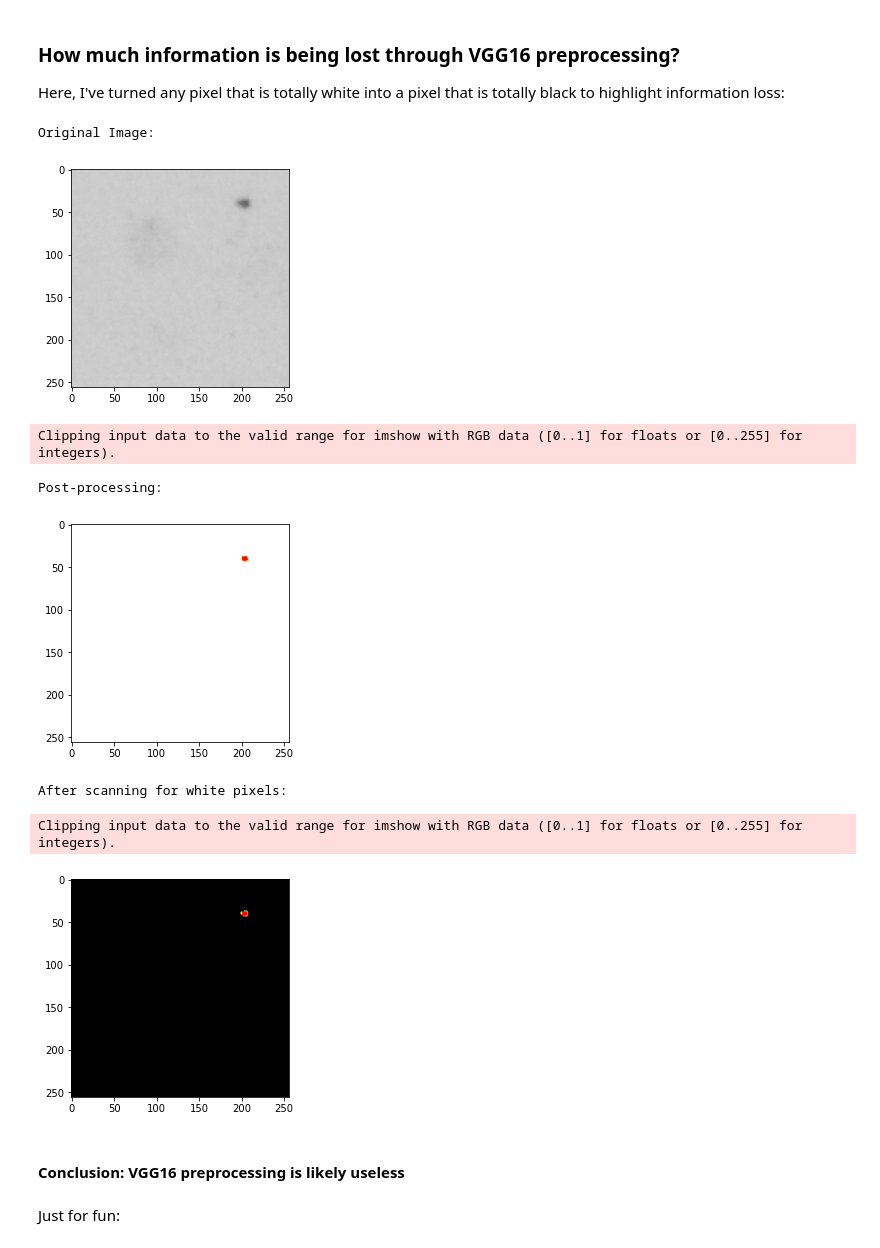
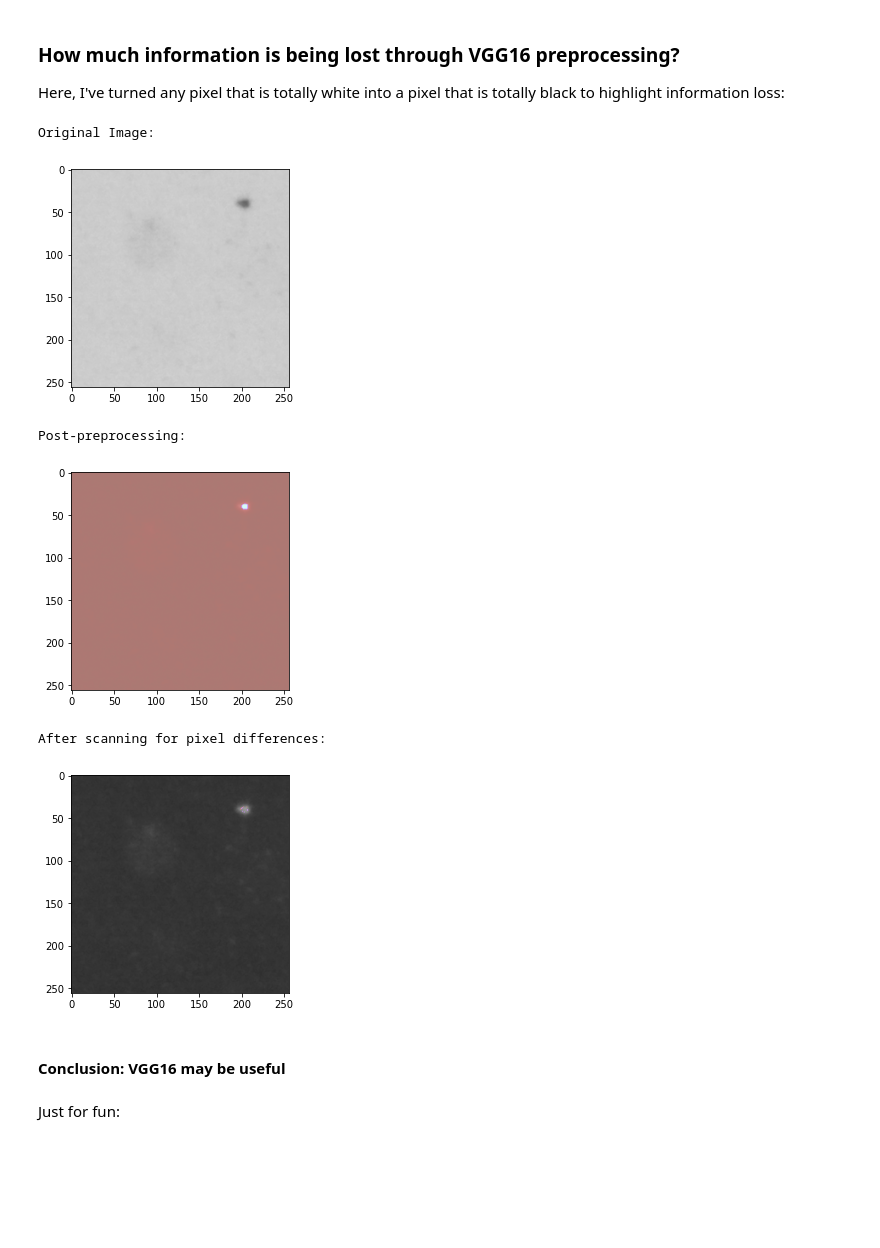
Before and after one commit to johnmays/inline-paint-manufacturing-machine-learning, a Jupyter notebook: still_paint/Post-Hinc/looking_at_preprocessing.ipynb, the cells around one changed output. Saved outputs shown, nothing was run; the diff lists cells and outputs as text; code cells hidden in the pictures; blank space fills up the shorter version.

```diff
--- a/still_paint/Post-Hinc/looking_at_preprocessing.ipynb
+++ b/still_paint/Post-Hinc/looking_at_preprocessing.ipynb
@@ -50,7 +54,8 @@ for i in range(4):
     filename = filenames[i]
     img = imread(filename)
     img = vgg16.preprocess_input(img)
-    plt.imshow(img)
+    img = np.uint8(img)
+    plt.imshow(img, vmin=0, vmax=255)
     plt.show()
     imnorm = (np.linalg.norm(x=img[:, :, 0], ord='fro') + np.linalg.norm(x=img[:, :, 1], ord='fro') + np.linalg.norm(x=img[:, :, 2], ord='fro'))/3
     # imnorm = (np.linalg.norm(x=img[:, :, 0], ord='fro') + np.linalg.norm(x=img[:, :, 1], ord='fro') + np.linalg.norm(x=img[:, :, 2], ord='fro'))/((3/4)*np.size(img))
@@ -76,12 +77,12 @@ Norm: 25463.361979166668
 # %%
-def highlight_blank_pixels(img, thresh=(1.0, 1.0, 1.0)):
+def highlight_blank_pixels(img, thresh=(2,2,2)):
     for i in range(len(img[0, :, 0])):
         for j in range(len(img[:, 0, 0])):
             if img[i][j][0] >= thresh[0] and img[i][j][1] >= thresh[1] and img[i][j][2] >= thresh[2]:
                 img[i][j][0] = 0
                 img[i][j][1] = 0
                 img[i][j][2] = 0
-            # in other words, if a pixel is white, make it black
+            # in other words, if a pixel is over the threshold, make it black
     return img
 # %% [markdown]
 ### How much information is being lost through VGG16 preprocessing?
@@ -89,29 +90,28 @@ Here, I've turned any pixel that is totally white into a pixel that is totally b
 # %%
 print("Original Image:")
 img1 = imread('080921_image__92_256_cropped_0_8.tif')
 plt.imshow(img1)
 plt.show()
 
-print("Post-processing:")
+print("Post-preprocessing:")
 img1 = vgg16.preprocess_input(img1)
+img1 = np.uint8(img1)
 plt.imshow(img1)
 plt.show()
 
-print("After scanning for white pixels:")
+print("After scanning for pixel differences:")
 img1 = highlight_blank_pixels(img1)
 plt.imshow(img1)
 plt.show()
 # %% [output]
 Original Image:
 [figure]
-Clipping input data to the valid range for imshow with RGB data ([0..1] for floats or [0..255] for integers).
+Post-preprocessing:
+[figure, new version]
-Post-processing:
+After scanning for pixel differences:
-[figure, old version]
-After scanning for white pixels:
-Clipping input data to the valid range for imshow with RGB data ([0..1] for floats or [0..255] for integers).
-[figure, old version]
+[figure, new version]
 # %% [markdown]
-#### Conclusion: VGG16 preprocessing is likely useless
+#### Conclusion: VGG16 may be useful
 # %% [markdown]
 Just for fun:
 # %%
```
Also changed, not shown: parts of 8 cells of this notebook.
